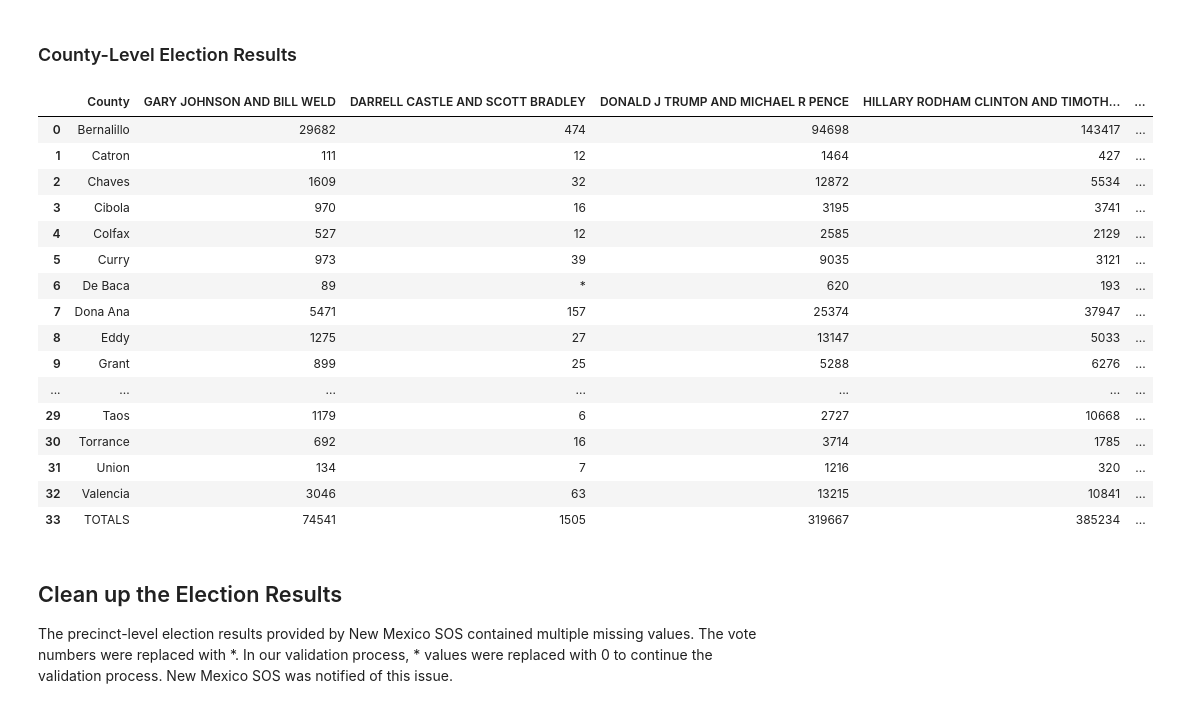
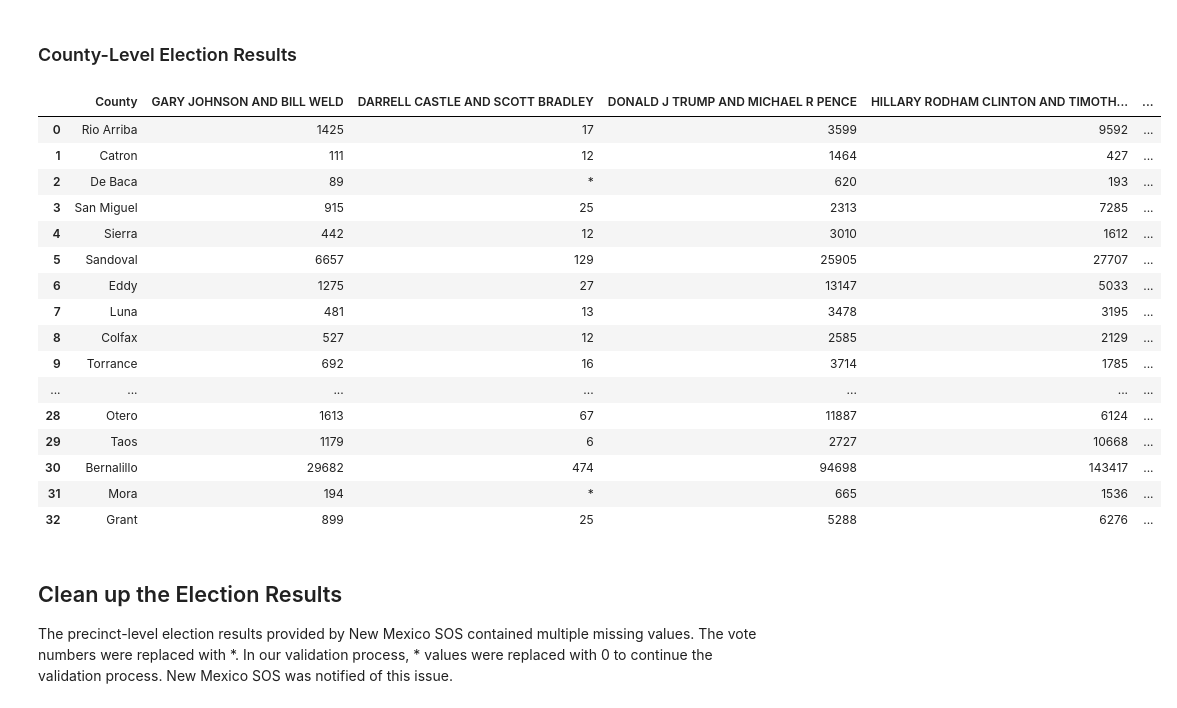
Before and after one commit to nonpartisan-redistricting-datahub/pdv-nm, a Jupyter notebook: vest-nm-2016/vest-nm-2016-validation.ipynb, the cells around one changed output. Saved outputs shown, nothing was run; the diff lists cells and outputs as text; code cells hidden in the pictures.

```diff
--- a/vest-nm-2016/vest-nm-2016-validation.ipynb
+++ b/vest-nm-2016/vest-nm-2016-validation.ipynb
@@ -128,44 +140,57 @@ nm_16
 # %%
 # Open folder
 folder = os.listdir("./raw-from-source/Election_Results/")
 
 # Create an empty list to add the overall data
 files = []
+
+# Create a list of counties to sort values later
+county_list = ['Rio Arriba', 'Catron', 'De Baca', 'San Miguel', 'Sierra', 'Sandoval', 'Eddy', 'Luna', 'Colfax', 'Torrance', 'Valencia', 'Lea', 'San Juan', 'Roosevelt', 'Hidalgo', 'McKinley', 'Santa Fe', 'Quay', 'Dona Ana', 'Guadalupe', 'Lincoln', 'Los Alamos', 'Union', 'Chaves', 'Socorro', 'Harding', 'Cibola', 'Curry', 'Otero', 'Taos', 'Bernalillo', 'Mora', 'Grant']
 
 # Iterate over files in the folder
 for file in folder:
     # Work on precinct-level data files only
     if "County" in file:
         # Create the file path
         election = pd.ExcelFile("./raw-from-source/Election_Results/" + file)
         # Import the file
         df = pd.read_excel(election, skiprows=[0,1,2,3,4,5])
         # Omit the empty column
         df = df.loc[:, df.columns != df.columns[0]]
+        # Remove the rows with Total votes
+        df = df[df["County"]!="TOTALS"]
+        # Convert county column to category
+        df.County = df.County.astype('category')
+        # Fix the order of the counties to match in all files
+        df.County.cat.set_categories(county_list,inplace=True)
+        # Sort values
+        df.sort_values(['County'], inplace=True)
+        # Reset index for each election
+        df.reset_index(drop=True,inplace=True)
         # Add the election results to the overall list
         files.append(df)
 # Create the final dataframe with all election results
 nm_16_county = pd.concat(files, axis = 1)
 
 nm_16_county
 # %% [output]
 |  | County | GARY JOHNSON AND BILL WELD | DARRELL CASTLE AND SCOTT BRADLEY | DONALD J TRUMP AND MICHAEL R PENCE | HILLARY RODHAM CLINTON AND TIMOTH... | ... |
-| 0 | Bernalillo | 29682 | 474 | 94698 | 143417 | ... |
+| 0 | Rio Arriba | 1425 | 17 | 3599 | 9592 | ... |
 | 1 | Catron | 111 | 12 | 1464 | 427 | ... |
-| 2 | Chaves | 1609 | 32 | 12872 | 5534 | ... |
-| 3 | Cibola | 970 | 16 | 3195 | 3741 | ... |
-| 4 | Colfax | 527 | 12 | 2585 | 2129 | ... |
-| 5 | Curry | 973 | 39 | 9035 | 3121 | ... |
-| 6 | De Baca | 89 | * | 620 | 193 | ... |
-| 7 | Dona Ana | 5471 | 157 | 25374 | 37947 | ... |
-| 8 | Eddy | 1275 | 27 | 13147 | 5033 | ... |
-| 9 | Grant | 899 | 25 | 5288 | 6276 | ... |
+| 2 | De Baca | 89 | * | 620 | 193 | ... |
+| 3 | San Miguel | 915 | 25 | 2313 | 7285 | ... |
+| 4 | Sierra | 442 | 12 | 3010 | 1612 | ... |
+| 5 | Sandoval | 6657 | 129 | 25905 | 27707 | ... |
+| 6 | Eddy | 1275 | 27 | 13147 | 5033 | ... |
+| 7 | Luna | 481 | 13 | 3478 | 3195 | ... |
+| 8 | Colfax | 527 | 12 | 2585 | 2129 | ... |
+| 9 | Torrance | 692 | 16 | 3714 | 1785 | ... |
 | ... | ... | ... | ... | ... | ... | ... |
+| 28 | Otero | 1613 | 67 | 11887 | 6124 | ... |
 | 29 | Taos | 1179 | 6 | 2727 | 10668 | ... |
-| 30 | Torrance | 692 | 16 | 3714 | 1785 | ... |
-| 31 | Union | 134 | 7 | 1216 | 320 | ... |
-| 32 | Valencia | 3046 | 63 | 13215 | 10841 | ... |
-| 33 | TOTALS | 74541 | 1505 | 319667 | 385234 | ... |
+| 30 | Bernalillo | 29682 | 474 | 94698 | 143417 | ... |
+| 31 | Mora | 194 | * | 665 | 1536 | ... |
+| 32 | Grant | 899 | 25 | 5288 | 6276 | ... |
 # %% [markdown]
 ## Clean up the Election Results
 The precinct-level election results provided by New Mexico SOS contained multiple missing values. The vote numbers were replaced with *. In our validation process, * values were replaced with 0 to continue the validation process. New Mexico SOS was notified of this issue.
```
Also changed, not shown: parts of 13 cells of this notebook, 4 other files.
